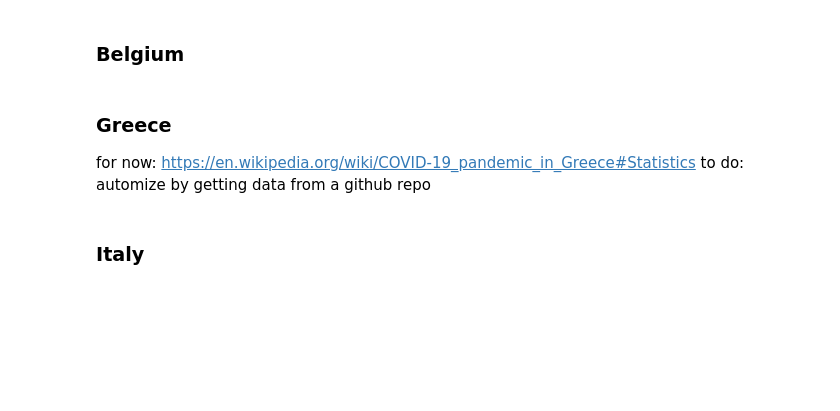
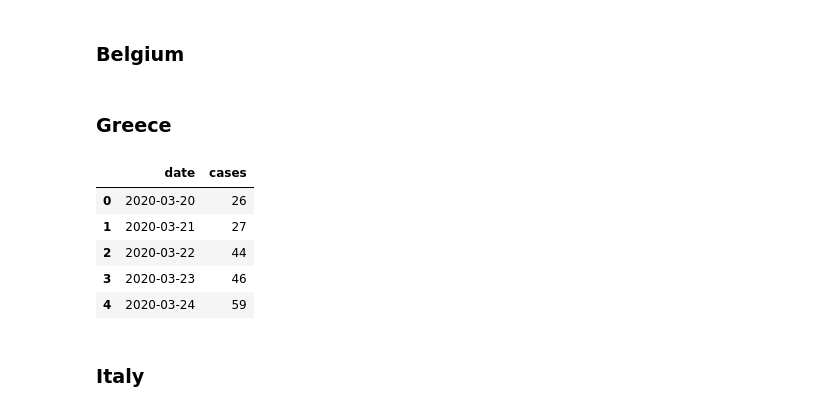
Before and after one commit to Priesemann-Group/covid19_research, a Jupyter notebook: countries/icu/comparison.ipynb, the cells around one changed output. Saved outputs shown, nothing was run; the diff lists cells and outputs as text; code cells hidden in the pictures; blank space fills up the shorter version.

Commit message:
Automated data retrieval of Greece. Now fetching from github repo instead of wikipedia

```diff
--- a/countries/icu/comparison.ipynb
+++ b/countries/icu/comparison.ipynb
@@ -34,7 +37,3 @@ temp = temp.set_index("date")
 in_icu = [(date, temp.loc[date].TOTAL_IN_ICU.sum()) for date in pd.date_range(temp.index[0],temp.index[-1])]
 in_icu = np.array(in_icu)
 icu["Belgium"] = create_df(in_icu[:,0],in_icu[:,1])
-# %% [markdown]
-### Greece
-for now: https://en.wikipedia.org/wiki/COVID-19_pandemic_in_Greece#Statistics
-to do: automize by getting data from a github repo
@@ -44,5 +40,33 @@ dateicu = pd.date_range(datetime.datetime(2020,2,26),datetime.datetime(2020,6,1)
-# %%
-icu["Greece"] = create_df(in_icu[:,0],in_icu[:,1])
+# %% [markdown]
+### Greece
+# %%
+url_start = "https://raw.githubusercontent.com/kargig/covid19-gr-json/master/covid-19-gr-"
+url_end = ".json"
+start_date = datetime.datetime(2020,3,20)
+end_date = datetime.date.today() - datetime.timedelta(7)
+dates = pd.date_range(start_date, end_date)
+icu_cases = []
+for date in dates:
+    datestr = date.strftime("%Y-%m-%d")
+    url = url_start + datestr + url_end
+    try:
+        data = requests.get(url).json()
+        data_exists = True
+    except:
+        data_exists = False
+    if data_exists:
+        icu_cases.append(data["in_IC"])
+    else:
+        icu_cases.append("NaN")
+icu["Greece"] = create_df(dates, np.array(icu_cases))
+#icu["Greece"].head()
+# %% [output]
+|  | date | cases |
+| 0 | 2020-03-20 | 26 |
+| 1 | 2020-03-21 | 27 |
+| 2 | 2020-03-22 | 44 |
+| 3 | 2020-03-23 | 46 |
+| 4 | 2020-03-24 | 59 |
 # %% [markdown]
 ### Italy
 # %%
```
Also changed, not shown: parts of 7 cells of this notebook.
